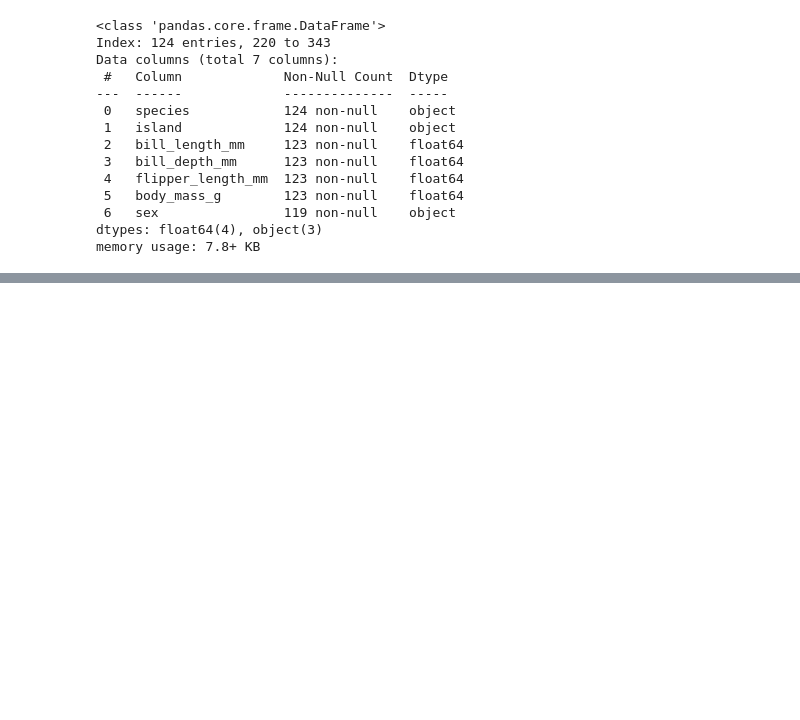
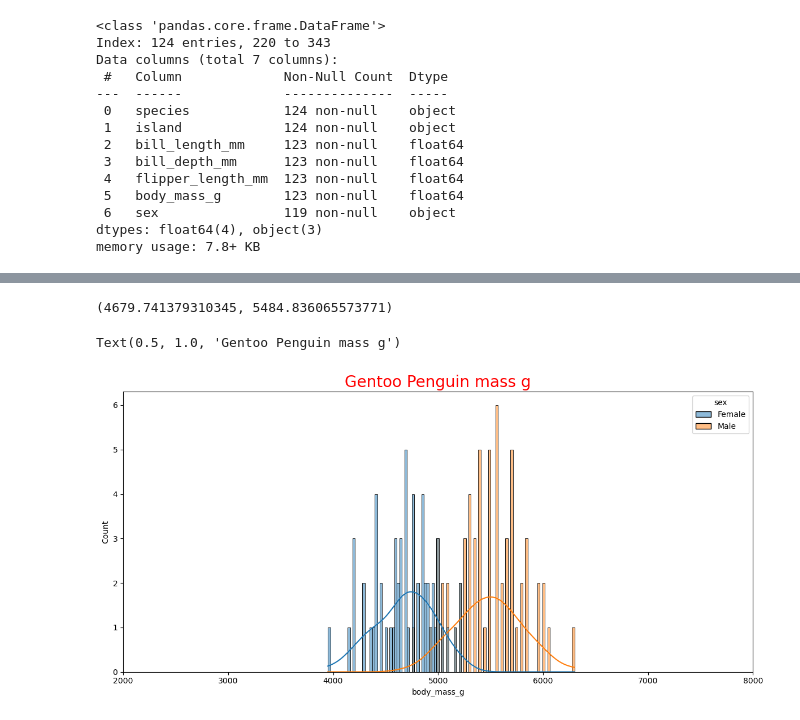
Before and after one commit to JScarry/MLAS_project, a Jupyter notebook: Task3.ipynb, the cells around one changed output, grey strips where cells are left out. Drawn from its saved outputs; the diff is of its cells as text; code cells hidden in the pictures; blank space fills up the shorter version.

```diff
--- a/Task3.ipynb
+++ b/Task3.ipynb
@@ -441,0 +413,19 @@ We can't measure the weight all the Gentoos in the world, but we do have a sampl
+# %%
+gentoos_mass = gentoos['body_mass_g']
+gentoos_mean_mass = gentoos_mass.mean()
+gentoos_sd_mass = gentoos_mass.std()
+female_mass_mean = female_mass.mean()
+male_mass_mean = male_mass.mean()
+female_mass_mean, male_mass_mean
+# %% [output]
+(4679.741379310345, 5484.836065573771)
+# %%
+fig, ax = plt.subplots(figsize=(12,6))
+sns.histplot(data=gentoos, x="body_mass_g", hue="sex", bins=100, kde=True)
+#sns.histplot(data=gentoos, x="body_mass_g", kde=True)
+
+plt.xlim(2000, 8000)
+plt.title("Gentoo Penguin mass g", size=20, color="red")
+# %% [output]
+Text(0.5, 1.0, 'Gentoo Penguin mass g')
+[figure, added]
```
Also changed, not shown: parts of 63 cells of this notebook, 2 other files.
